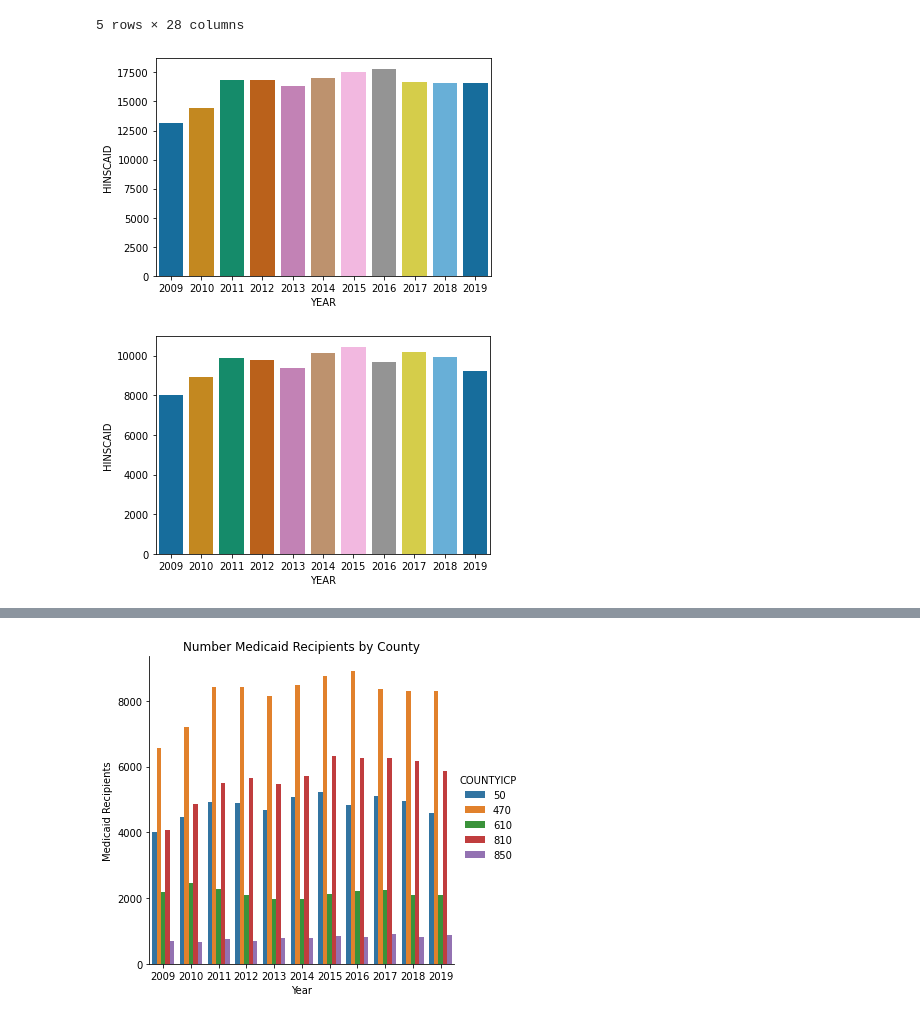
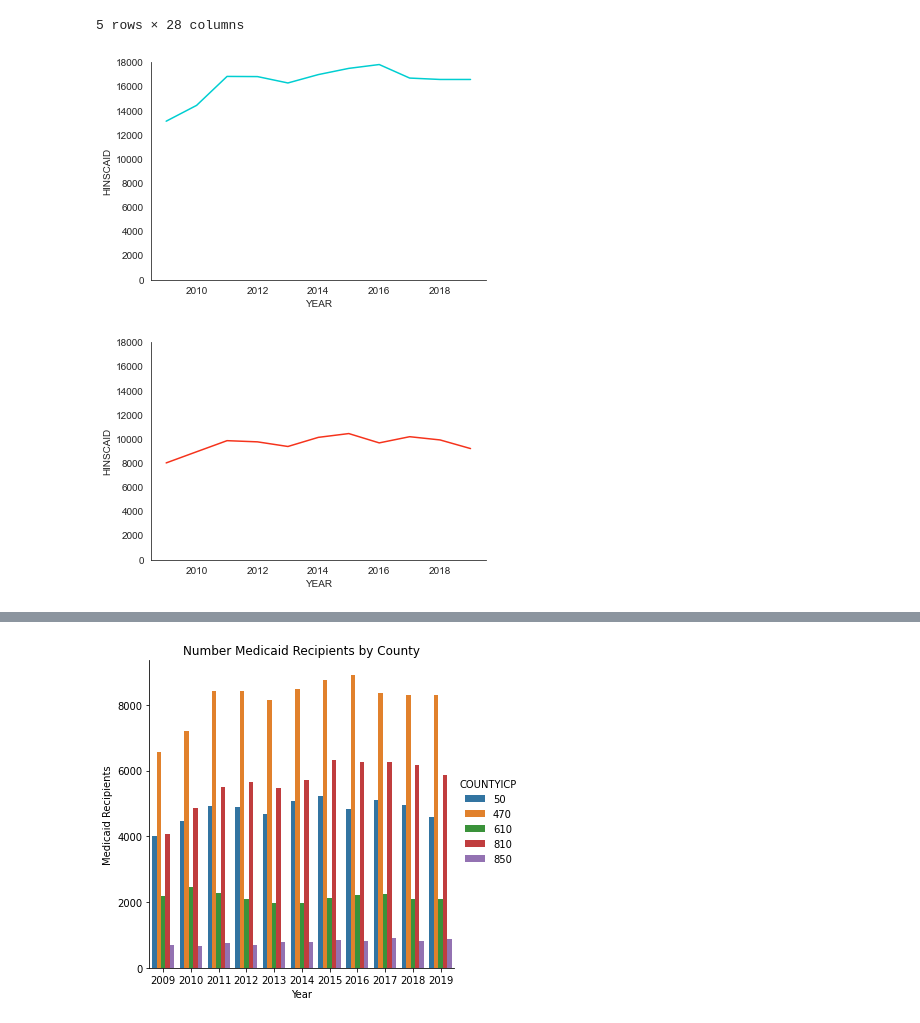
Before and after one commit to mspp-data-studio-2021/Ariel_Medex, a Jupyter notebook: IPUMS ACS Data 2009-2019.ipynb, the cells around one changed output, grey strips where cells are left out. Saved outputs shown, nothing was run; the diff lists cells and outputs as text; code cells hidden in the pictures.

Commit message:
Added seaborn plot themes

```diff
--- a/IPUMS ACS Data 2009-2019.ipynb
+++ b/IPUMS ACS Data 2009-2019.ipynb
@@ -156,7 +145,9 @@ brooklyn_weighted = brooklyn.groupby('YEAR', as_index=False).sum('PERWT')
 # %%
-g = sns.barplot(x="YEAR", y="HINSCAID",
-                     data=brooklyn_weighted, palette=sns.color_palette("colorblind", as_cmap=True))
+g = sns.lineplot(x="YEAR", y="HINSCAID",
+                     data=brooklyn_weighted, color="#00CED1")
+g.set(ylim=(0, 18000))
+sns.despine()
 # %% [output]
-[figure, old version]
+[figure, new version]
 # %%
 bronx = df[df['COUNTYICP'] == 50]
@@ -165,7 +156,9 @@ bronx_weighted = bronx.groupby('YEAR', as_index=False).sum('PERWT')
 # %%
-b = sns.barplot(x="YEAR", y="HINSCAID",
-                     data=bronx_weighted, palette=sns.color_palette("colorblind", as_cmap=True))
+b = sns.lineplot(x="YEAR", y="HINSCAID",
+                     data=bronx_weighted, color="#F5331C")
+b.set(ylim=(0, 18000))
+sns.despine()
 # %% [output]
-[figure, old version]
+[figure, new version]
 # %%
 manhattan = df[df['COUNTYICP'] == 610]
```
Also changed, not shown: parts of 36 cells of this notebook.
